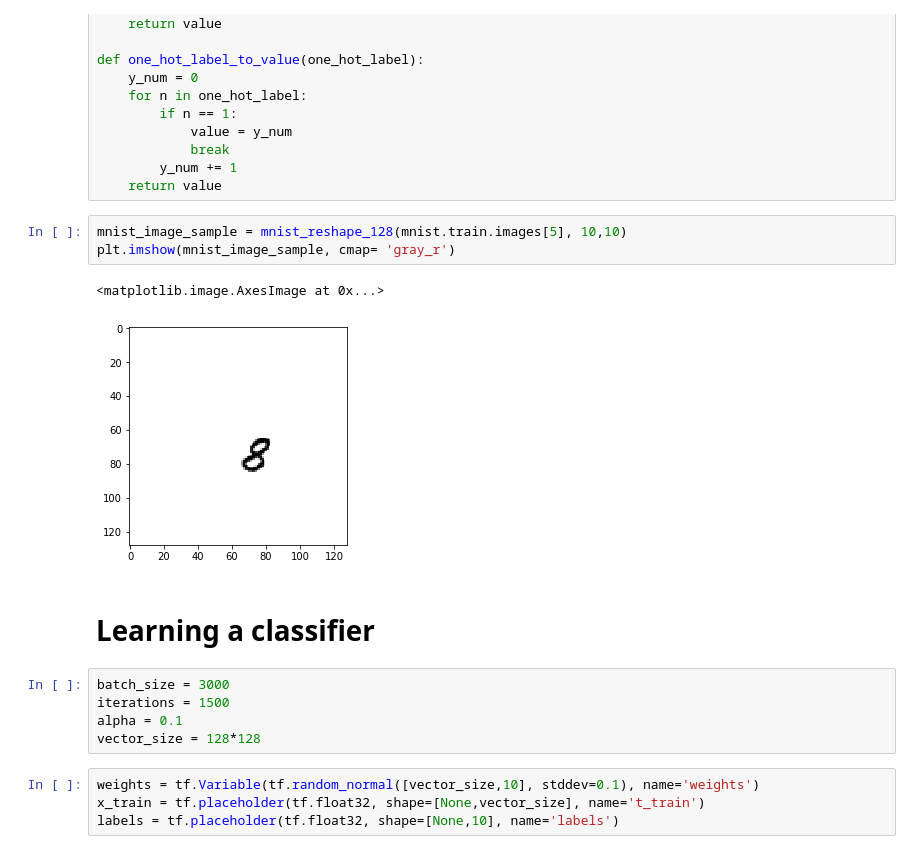
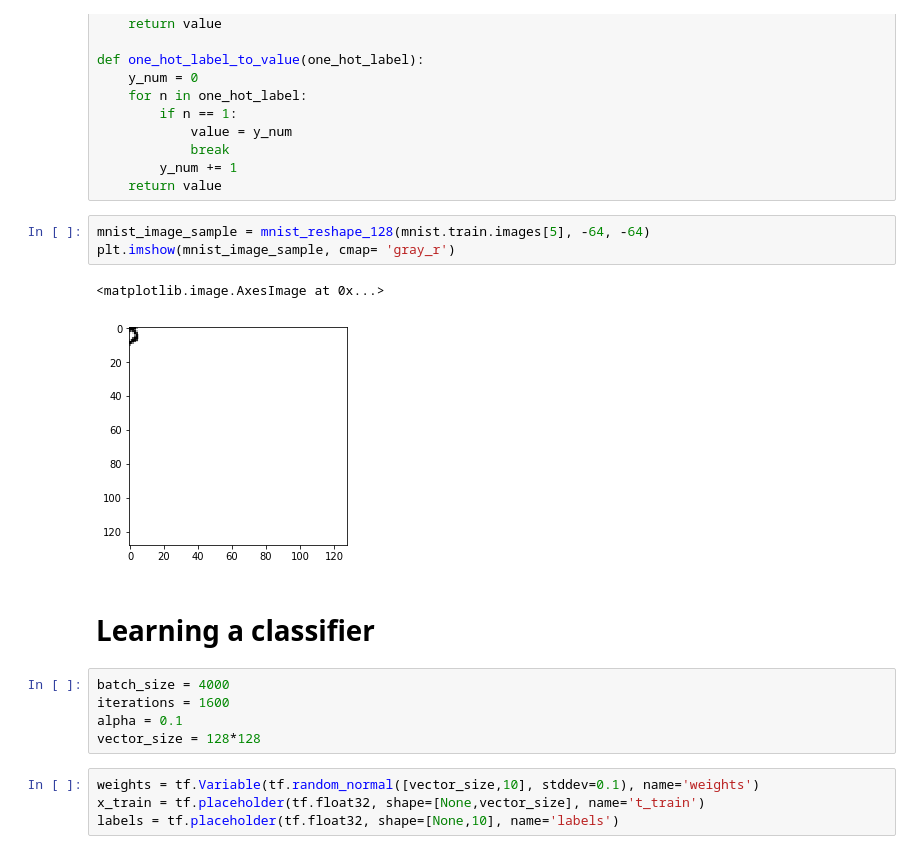
Before and after one commit to pierrealbiges/ActiveVision, a Jupyter notebook: Notebooks/Classifier_Mapping_TensorFlow.ipynb, the cells around one changed output. Drawn from its saved outputs; the diff is of its cells as text.

```diff
--- a/Notebooks/Classifier_Mapping_TensorFlow.ipynb
+++ b/Notebooks/Classifier_Mapping_TensorFlow.ipynb
@@ -50,16 +51,16 @@ def one_hot_label_to_value(one_hot_label):
         y_num += 1
     return value
 # %%
-mnist_image_sample = mnist_reshape_128(mnist.train.images[5], 10,10)
+mnist_image_sample = mnist_reshape_128(mnist.train.images[5], -64, -64)
 plt.imshow(mnist_image_sample, cmap= 'gray_r')
 # %% [output]
 <matplotlib.image.AxesImage at 0x...>
-[figure, old version]
+[figure, new version]
 # %% [markdown]
 # Learning a classifier
 # %%
-batch_size = 3000
-iterations = 1500
+batch_size = 4000
+iterations = 1600
 alpha = 0.1
 vector_size = 128*128
 # %%
```
Also changed, not shown: parts of 13 cells of this notebook.
